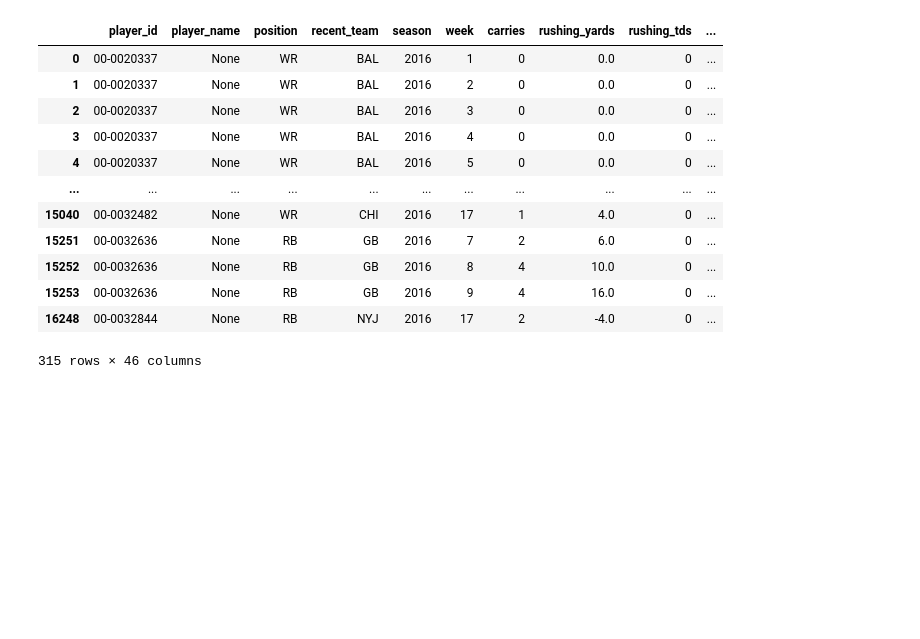
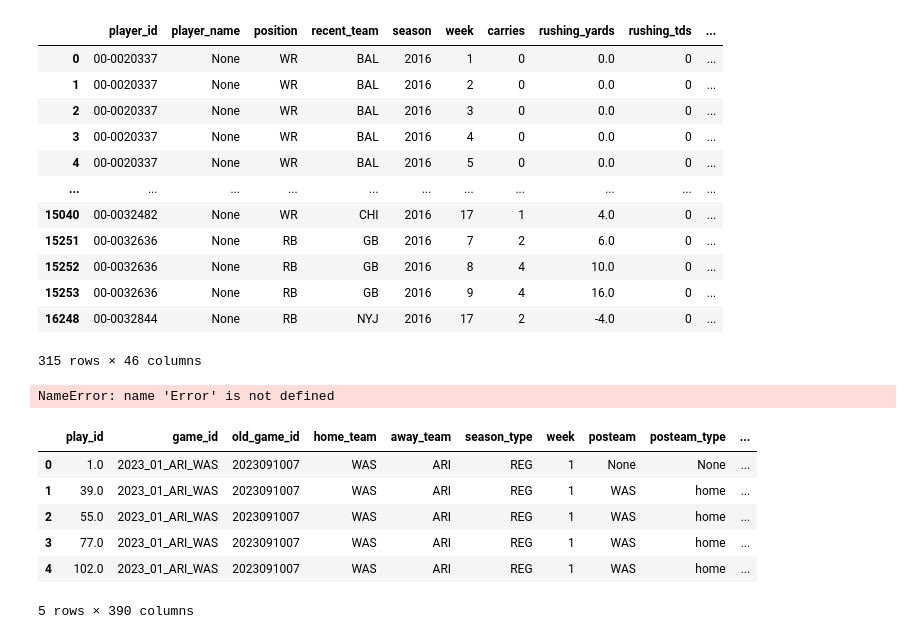
Before and after one commit to tbakely/NFL-Analysis, a Jupyter notebook: analysis.ipynb, the cells around one changed output. Cells and saved outputs as stored; diff of their text form; code cells hidden in the pictures; blank space fills up the shorter version.

```diff
--- a/analysis.ipynb
+++ b/analysis.ipynb
@@ -1042,3 +1042,19 @@ weekly[weekly["player_name"].isna()]
 | 15253 | 00-0032636 | None | RB | GB | 2016 | 9 | 4 | 16.0 | 0 | ... |
 | 16248 | 00-0032844 | None | RB | NYJ | 2016 | 17 | 2 | -4.0 | 0 | ... |
 315 rows × 46 columns
+# %%
+import nfl_data_py as nfl
+
+test = nfl.import_pbp_data([2024])
+# %% [output]
+NameError: name 'Error' is not defined
+# %%
+test.head()
+# %% [output]
+|  | play_id | game_id | old_game_id | home_team | away_team | season_type | week | posteam | posteam_type | ... |
+| 0 | 1.0 | 2023_01_ARI_WAS | 2023091007 | WAS | ARI | REG | 1 | None | None | ... |
+| 1 | 39.0 | 2023_01_ARI_WAS | 2023091007 | WAS | ARI | REG | 1 | WAS | home | ... |
+| 2 | 55.0 | 2023_01_ARI_WAS | 2023091007 | WAS | ARI | REG | 1 | WAS | home | ... |
+| 3 | 77.0 | 2023_01_ARI_WAS | 2023091007 | WAS | ARI | REG | 1 | WAS | home | ... |
+| 4 | 102.0 | 2023_01_ARI_WAS | 2023091007 | WAS | ARI | REG | 1 | WAS | home | ... |
+5 rows × 390 columns
```
Also changed, not shown: parts of 4 cells of this notebook, 1 other file.
